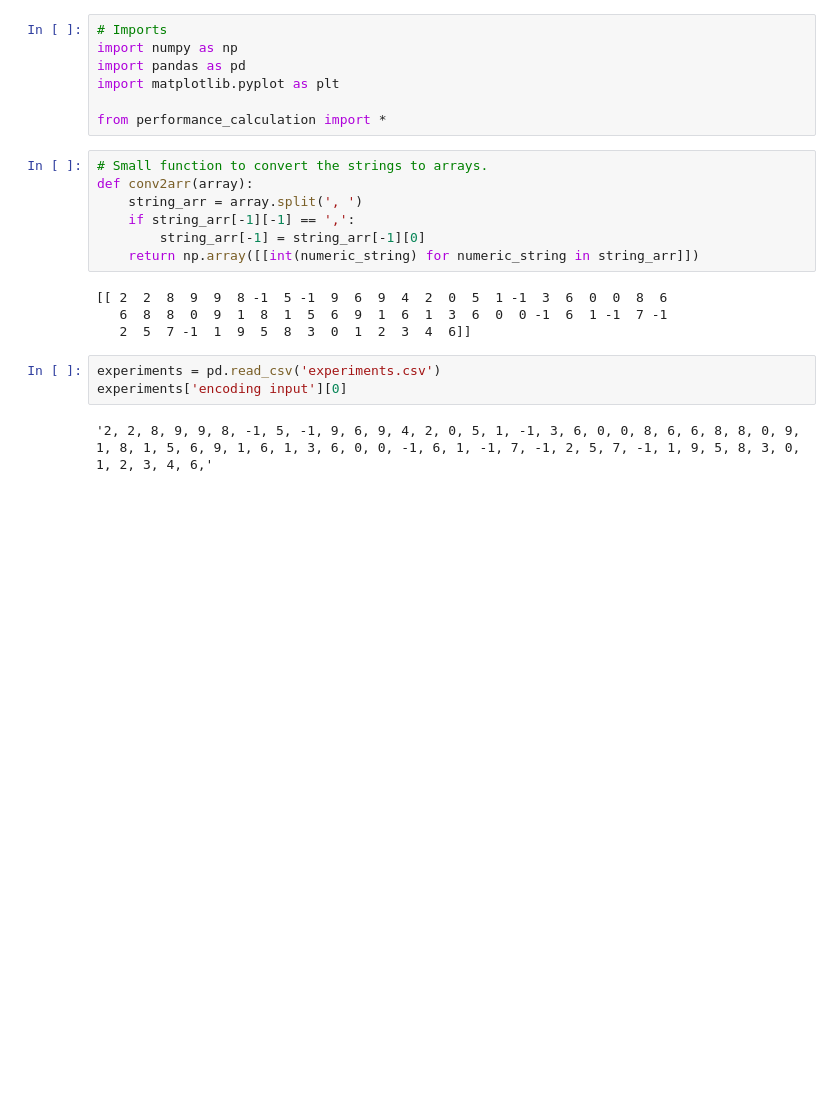
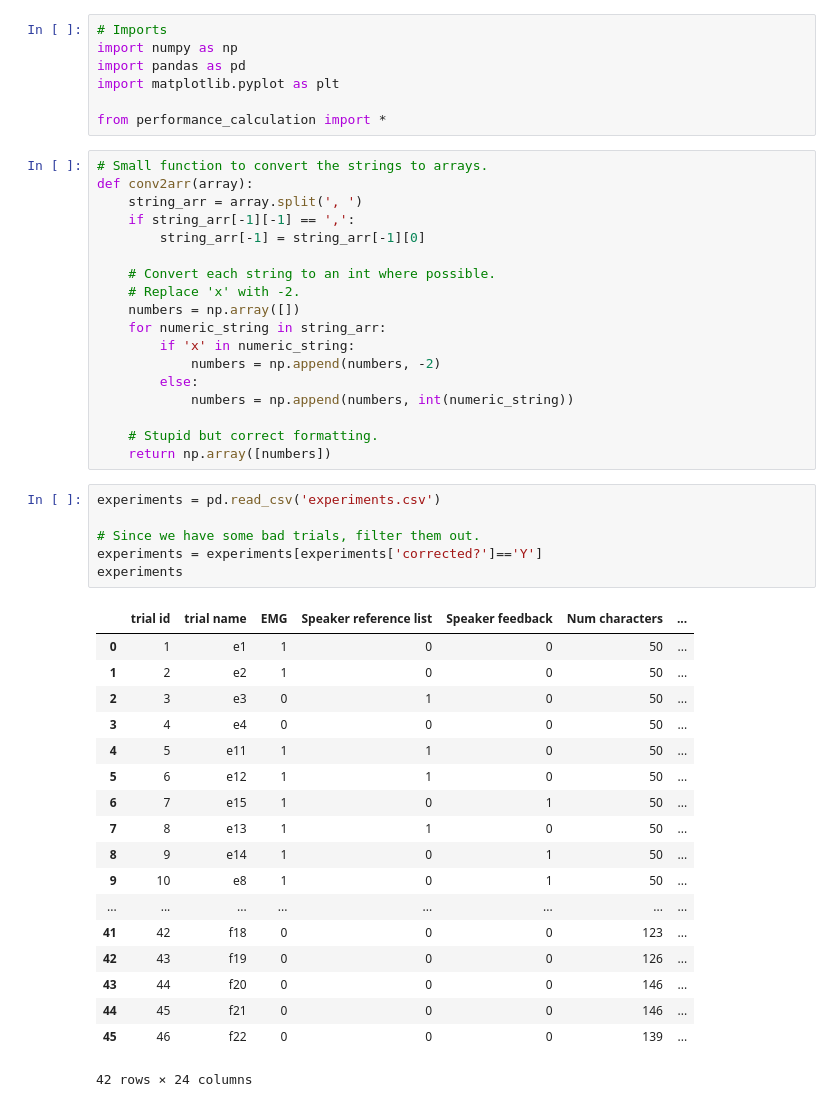
Before and after one commit to scidex/imu-vibration-itr-maximization, a Jupyter notebook: System Analysis.ipynb, the cells around one changed output. Cells and saved outputs as stored; diff of their text form; blank space fills up the shorter version.

```diff
--- a/System Analysis.ipynb
+++ b/System Analysis.ipynb
@@ -11,16 +11,43 @@ def conv2arr(array):
     string_arr = array.split(', ')
     if string_arr[-1][-1] == ',':
         string_arr[-1] = string_arr[-1][0]
-    return np.array([[int(numeric_string) for numeric_string in string_arr]])
+
+    # Convert each string to an int where possible.
+    # Replace 'x' with -2.
+    numbers = np.array([])
+    for numeric_string in string_arr:
+        if 'x' in numeric_string:
+            numbers = np.append(numbers, -2)
+        else:
+            numbers = np.append(numbers, int(numeric_string))
+
+    # Stupid but correct formatting.
+    return np.array([numbers])
-# %% [output]
-[[ 2  2  8  9  9  8 -1  5 -1  9  6  9  4  2  0  5  1 -1  3  6  0  0  8  6
-   6  8  8  0  9  1  8  1  5  6  9  1  6  1  3  6  0  0 -1  6  1 -1  7 -1
-   2  5  7 -1  1  9  5  8  3  0  1  2  3  4  6]]
 # %%
 experiments = pd.read_csv('experiments.csv')
-experiments['encoding input'][0]
+
+# Since we have some bad trials, filter them out.
+experiments = experiments[experiments['corrected?']=='Y']
+experiments
 # %% [output]
+|  | trial id | trial name | EMG | Speaker reference list | Speaker feedback | Num characters | ... |
+| 0 | 1 | e1 | 1 | 0 | 0 | 50 | ... |
+| 1 | 2 | e2 | 1 | 0 | 0 | 50 | ... |
+| 2 | 3 | e3 | 0 | 1 | 0 | 50 | ... |
+| 3 | 4 | e4 | 0 | 0 | 0 | 50 | ... |
+| 4 | 5 | e11 | 1 | 1 | 0 | 50 | ... |
+| 5 | 6 | e12 | 1 | 1 | 0 | 50 | ... |
+| 6 | 7 | e15 | 1 | 0 | 1 | 50 | ... |
+| 7 | 8 | e13 | 1 | 1 | 0 | 50 | ... |
+| 8 | 9 | e14 | 1 | 0 | 1 | 50 | ... |
+| 9 | 10 | e8 | 1 | 0 | 1 | 50 | ... |
+| ... | ... | ... | ... | ... | ... | ... | ... |
+| 41 | 42 | f18 | 0 | 0 | 0 | 123 | ... |
+| 42 | 43 | f19 | 0 | 0 | 0 | 126 | ... |
+| 43 | 44 | f20 | 0 | 0 | 0 | 146 | ... |
+| 44 | 45 | f21 | 0 | 0 | 0 | 146 | ... |
+| 45 | 46 | f22 | 0 | 0 | 0 | 139 | ... |
-'2, 2, 8, 9, 9, 8, -1, 5, -1, 9, 6, 9, 4, 2, 0, 5, 1, -1, 3, 6, 0, 0, 8, 6, 6, 8, 8, 0, 9, 1, 8, 1, 5, 6, 9, 1, 6, 1, 3, 6, 0, 0, -1, 6, 1, -1, 7, -1, 2, 5, 7, -1, 1, 9, 5, 8, 3, 0, 1, 2, 3, 4, 6,'
+42 rows × 24 columns
 # %%
 # Plot the difference in ITR and accuracy for different time delays.
 
```
Also changed, not shown: parts of 4 cells of this notebook.
